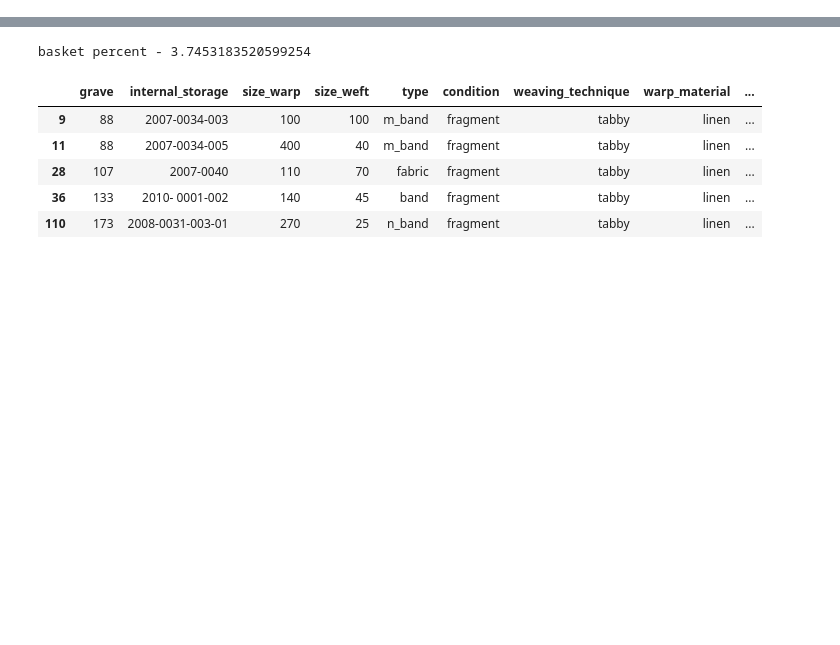
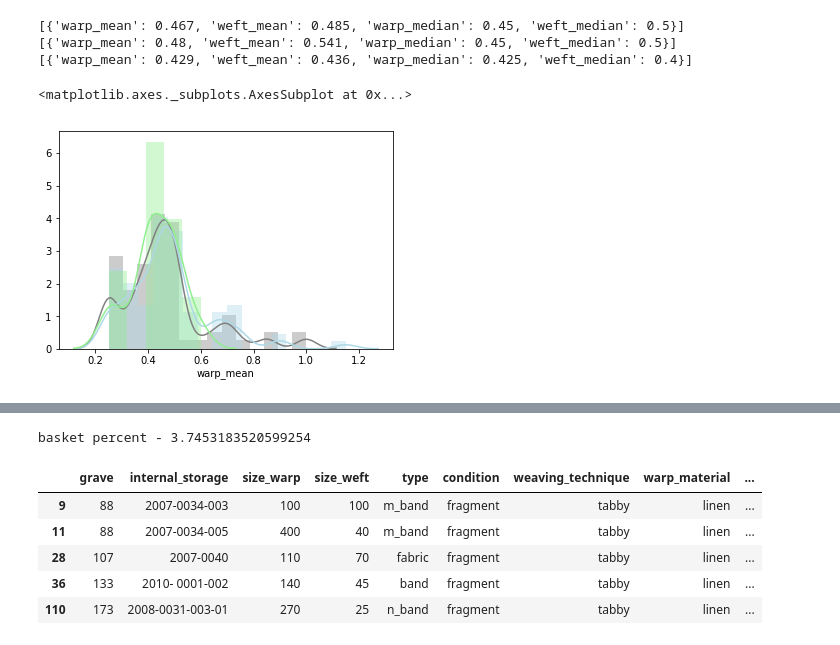
Before and after one commit to streltcov/textile_data, a Jupyter notebook: textile_data.ipynb, the cells around one changed output, grey strips where cells are left out. Saved outputs shown, nothing was run; the diff lists cells and outputs as text; code cells hidden in the pictures; blank space fills up the shorter version.

```diff
--- a/textile_data.ipynb
+++ b/textile_data.ipynb
@@ -15,3 +15,46 @@ import data.textile_dataframes as td
 # narrow_bands - узкие бинты;
 # middle_bands - средние бинты;
 # wide_bands - широкие бинты;
+# %%
+# все бинты (всех типов)
+all_bands = pandas.concat([td.narrow_bands, td.middle_bands, td.wide_bands])
+all_bands_number = len(all_bands)
+
+########################################################################################################################
+
+# описательные статистики для узких бинтов;
+narrow_bands_descriptive = []
+narrow_bands_descriptive.append({'warp_mean': round(td.narrow_bands['warp_mean'].mean(), 3),
+                     'weft_mean': round(td.narrow_bands['weft_mean'].mean(), 3),
+                     'warp_median': round(td.narrow_bands['warp_mean'].median(), 3),
+                     'weft_median': round(td.narrow_bands['weft_mean'].median(), 3)})
+print(narrow_bands_descriptive)
+
+# описательныестатистики для средних бинтов;
+middle_bands_descriptive = []
+middle_bands_descriptive.append({'warp_mean': round(td.middle_bands['warp_mean'].mean(), 3),
+                     'weft_mean': round(td.middle_bands['weft_mean'].mean(), 3),
+                     'warp_median': round(td.middle_bands['warp_mean'].median(), 3),
+                     'weft_median': round(td.middle_bands['weft_mean'].median(), 3)})
+print(middle_bands_descriptive)
+
+# описательные статистики для широких бинтов;
+wide_bands_descriptive = []
+wide_bands_descriptive.append({'warp_mean': round(td.wide_bands['warp_mean'].mean(), 3),
+                     'weft_mean': round(td.wide_bands['weft_mean'].mean(), 3),
+                     'warp_median': round(td.wide_bands['warp_mean'].median(), 3),
+                     'weft_median': round(td.wide_bands['weft_mean'].median(), 3)})
+print(wide_bands_descriptive)
+
+########################################################################################################################
+# %% [output]
+[{'warp_mean': 0.467, 'weft_mean': 0.485, 'warp_median': 0.45, 'weft_median': 0.5}]
+[{'warp_mean': 0.48, 'weft_mean': 0.541, 'warp_median': 0.45, 'weft_median': 0.5}]
+[{'warp_mean': 0.429, 'weft_mean': 0.436, 'warp_median': 0.425, 'weft_median': 0.4}]
+# %%
+seaborn.distplot(td.narrow_bands['warp_mean'], color='gray')
+seaborn.distplot(td.middle_bands['warp_mean'], color='lightblue')
+seaborn.distplot(td.wide_bands['warp_mean'], color='lightgreen')
+# %% [output]
+<matplotlib.axes._subplots.AxesSubplot at 0x...>
+[figure, added]
```
Also changed, not shown: parts of 6 cells of this notebook, 1 other file.
